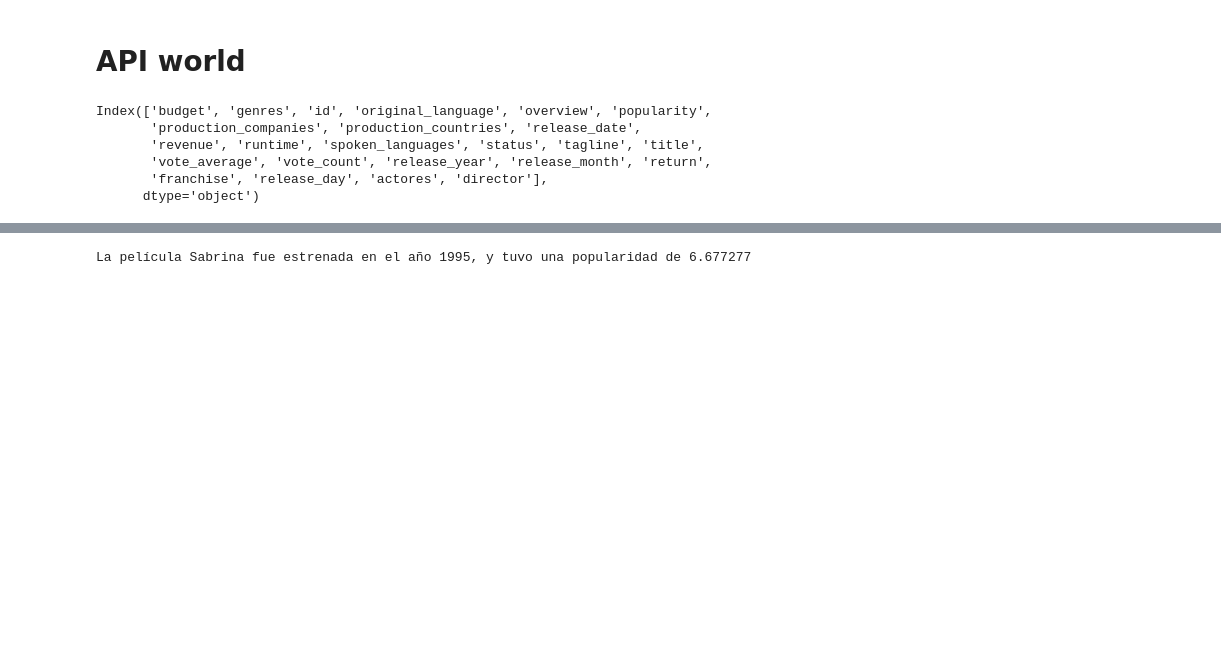
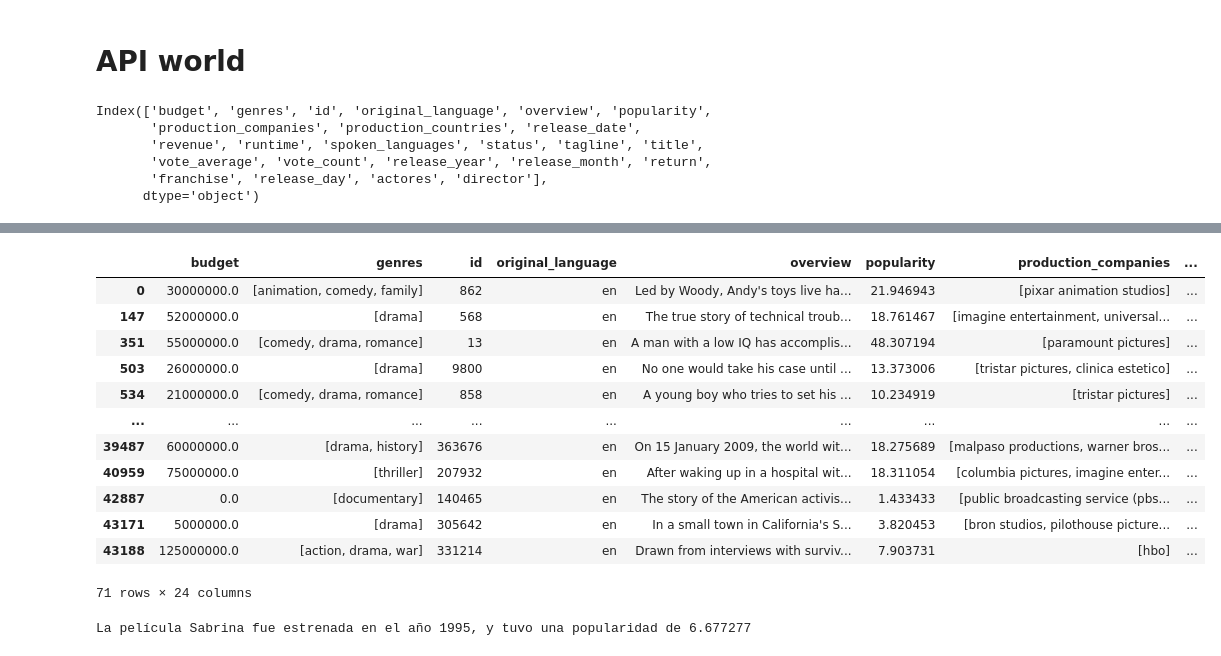
Before and after one commit to hzaquelli82/PI01, a Jupyter notebook: DesarrolloAPI.ipynb, the cells around one changed output, grey strips where cells are left out. Drawn from its saved outputs; the diff is of its cells as text; code cells hidden in the pictures; blank space fills up the shorter version.

Commit message:
get_actor y get_director

```diff
--- a/DesarrolloAPI.ipynb
+++ b/DesarrolloAPI.ipynb
@@ -15,0 +73,2 @@ Index(['budget', 'genres', 'id', 'original_language', 'overview', 'popularity',
+# %%
+df_actor = pd.read_csv('actores.csv')
@@ -15,0 +91,24 @@ Index(['budget', 'genres', 'id', 'original_language', 'overview', 'popularity',
+# %%
+def get_actor(nombre):
+
+    #Pasamos a minusculas el nombre del actor
+    nombre =  nombre.lower()
+
+    #Contamos la cantidad de peliculas en que participó
+    cant_peli = df_actor['id'][df_actor['actores'] ==  nombre].apply(len)
+
+    #Lista de id de peliculas
+    list_pelis  = ast.literal_eval(df_actor['id'][df_actor['actores'] ==  nombre].values[0])
+
+    # Filtro el DataFrame de retornos para obtener los retornos de las películas del actor elegido
+    retornos_actor = df[df['id'].isin(list_pelis)]
+
+    # Sumar los retornos del actor elegido
+    suma_retornos_actor = retornos_actor['return'].sum()
+
+
+    #Promedio de retorno
+    media_return  = suma_retornos_actor / cant_peli
+
+    # return retornos_actor
+    print('El actor %s ha participado de %i filmaciones, el mismo ha conseguido un retorno de %f con un promedio de %F por filmación' % (nombre.capitalize(),  int(cant_peli.iloc[0]), suma_retornos_actor, media_return))
@@ -16,3 +136,19 @@ Index(['budget', 'genres', 'id', 'original_language', 'overview', 'popularity',
+# %%
+get_actor('tom hanks')
+# %% [output]
+|  | budget | genres | id | original_language | overview | popularity | production_companies | ... |
+| 0 | 30000000.0 | [animation, comedy, family] | 862 | en | Led by Woody, Andy's toys live ha... | 21.946943 | [pixar animation studios] | ... |
+| 147 | 52000000.0 | [drama] | 568 | en | The true story of technical troub... | 18.761467 | [imagine entertainment, universal... | ... |
+| 351 | 55000000.0 | [comedy, drama, romance] | 13 | en | A man with a low IQ has accomplis... | 48.307194 | [paramount pictures] | ... |
+| 503 | 26000000.0 | [drama] | 9800 | en | No one would take his case until ... | 13.373006 | [tristar pictures, clinica estetico] | ... |
+| 534 | 21000000.0 | [comedy, drama, romance] | 858 | en | A young boy who tries to set his ... | 10.234919 | [tristar pictures] | ... |
+| ... | ... | ... | ... | ... | ... | ... | ... | ... |
+| 39487 | 60000000.0 | [drama, history] | 363676 | en | On 15 January 2009, the world wit... | 18.275689 | [malpaso productions, warner bros... | ... |
+| 40959 | 75000000.0 | [thriller] | 207932 | en | After waking up in a hospital wit... | 18.311054 | [columbia pictures, imagine enter... | ... |
+| 42887 | 0.0 | [documentary] | 140465 | en | The story of the American activis... | 1.433433 | [public broadcasting service (pbs... | ... |
+| 43171 | 5000000.0 | [drama] | 305642 | en | In a small town in California's S... | 3.820453 | [bron studios, pilothouse picture... | ... |
+| 43188 | 125000000.0 | [action, drama, war] | 331214 | en | Drawn from interviews with surviv... | 7.903731 | [hbo] | ... |
+71 rows × 24 columns
 # %%
 def score_titulo(titulo_de_la_filmación):
     '''
```
Also changed, not shown: parts of 8 cells of this notebook, 4 other files.
